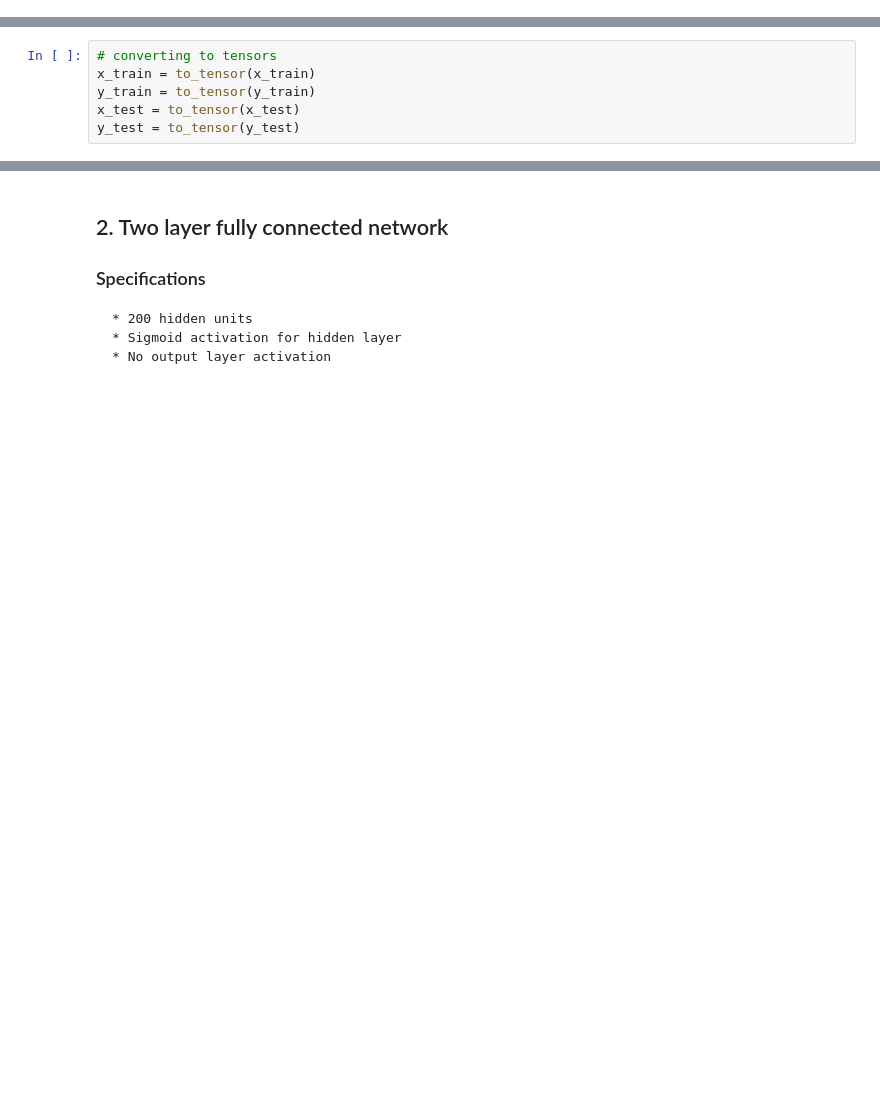
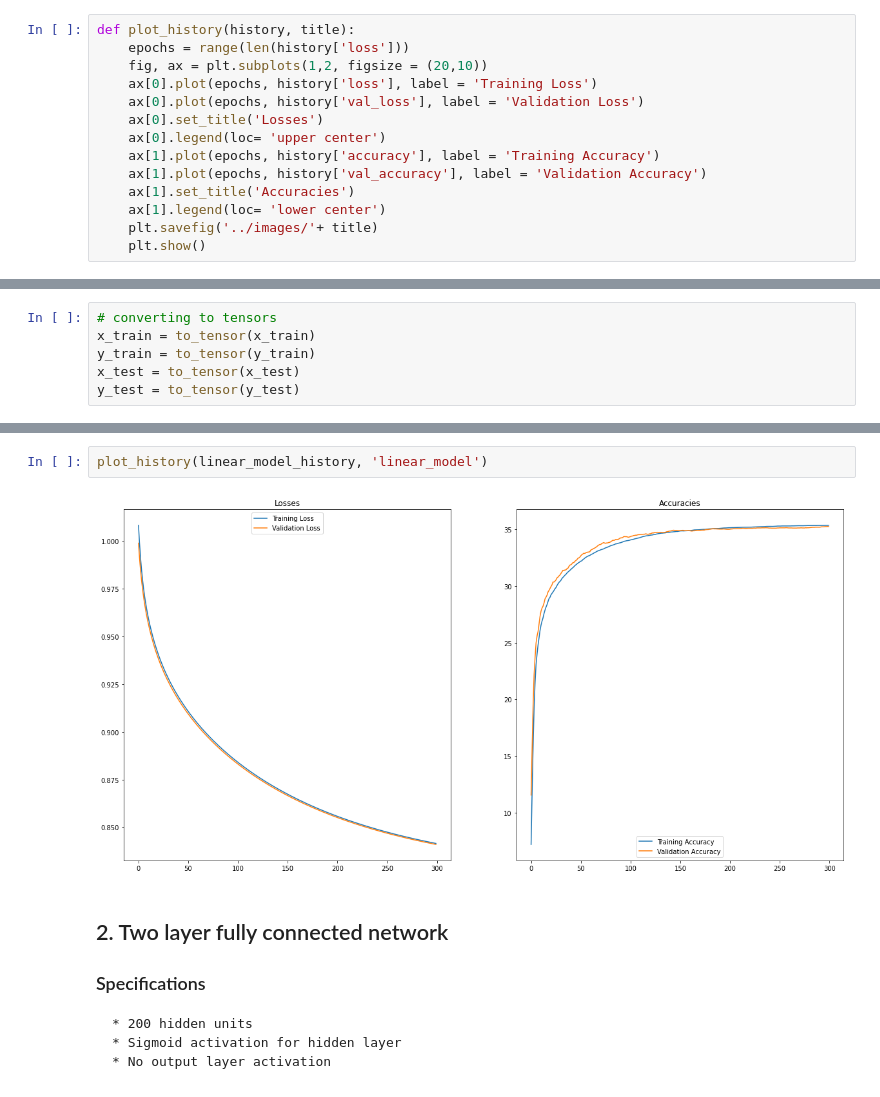
Before and after one commit to thieshanthan/EN2550, a Jupyter notebook: a04-Neural networks/code/assignment_a04.ipynb, the cells around one changed output, grey strips where cells are left out. Saved outputs shown, nothing was run; the diff lists cells and outputs as text; blank space fills up the shorter version.

```diff
--- a/a04-Neural networks/code/assignment_a04.ipynb
+++ b/a04-Neural networks/code/assignment_a04.ipynb
@@ -17,5 +17,19 @@ print(
     tf.config.list_physical_devices('GPU'))
 # %% [output]
 [PhysicalDevice(name='/physical_device:GPU:0', device_type='GPU')]
+# %%
+def plot_history(history, title):
+    epochs = range(len(history['loss']))
+    fig, ax = plt.subplots(1,2, figsize = (20,10))
+    ax[0].plot(epochs, history['loss'], label = 'Training Loss')
+    ax[0].plot(epochs, history['val_loss'], label = 'Validation Loss')
+    ax[0].set_title('Losses')
+    ax[0].legend(loc= 'upper center')
+    ax[1].plot(epochs, history['accuracy'], label = 'Training Accuracy')
+    ax[1].plot(epochs, history['val_accuracy'], label = 'Validation Accuracy')
+    ax[1].set_title('Accuracies')
+    ax[1].legend(loc= 'lower center')
+    plt.savefig('../images/'+ title)
+    plt.show()
 # %% [markdown]
 ## 1. Linear Classifier
@@ -149,3 +187,7 @@ TypeError: imshow() missing 1 required positional argument: 'X'
+# %%
+plot_history(linear_model_history, 'linear_model')
+# %% [output]
+[figure, added]
 # %% [markdown]
 ## 2. Two layer fully connected network
 ### Specifications
```
Also changed, not shown: parts of 22 cells of this notebook, 6 other files.
